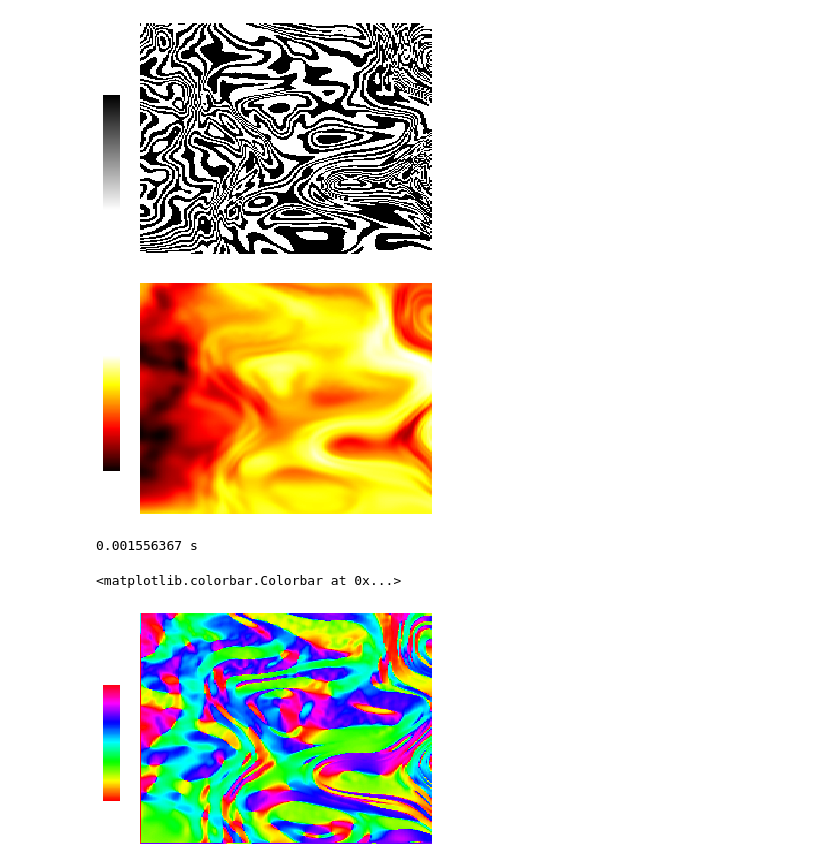
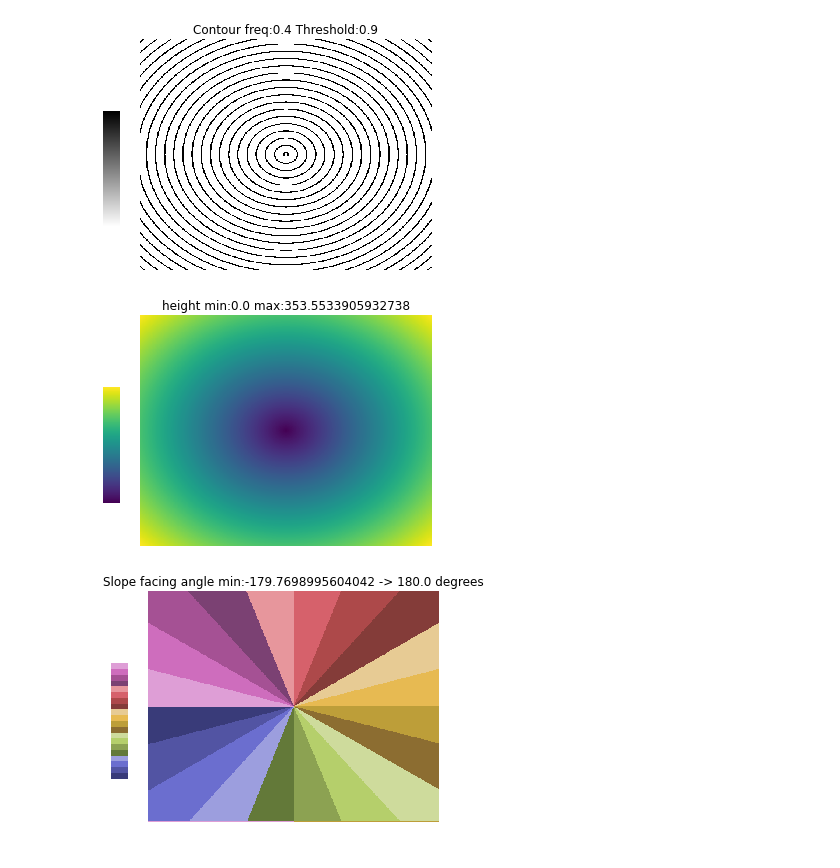
Before and after one commit to kjinks/JinksTerrain, a Jupyter notebook: JinksTerrain_01.ipynb, the cells around one changed output. Cells and saved outputs as stored; diff of their text form; code cells hidden in the pictures.

```diff
--- a/JinksTerrain_01.ipynb
+++ b/JinksTerrain_01.ipynb
@@ -12,6 +13,6 @@ import copy
 # %%
-_MAXX_ = 200
-_MAXY_ = 200
+_MAXX_ = 500
+_MAXY_ = 500
 _GRAV_ = 9.8
 # %%
 Wentworth = Enum('Wentworth', [
@@ -146,6 +147,7 @@ class Sediment():
     def displayDistribution(self):
         plt.subplot()
         plt.axis('off')
+        plt.title("Distribution of " + self.grainType.name)
         plt.pcolormesh(self.activeLayer, cmap='summer')
 
         plt.subplots_adjust(bottom=0.1, right=0.8, top=0.9)
@@ -172,6 +174,8 @@ class Sediment():
     def setActiveLayer(self, x, y, value):
         self.activeLayer[x, y] = value
 
+'''
+### TESTING
 sediment_a = Sediment()
 ##Nothing Created
 
@@ -184,4 +188,5 @@ sediment_c = Sediment(clay)
 print("Sediment value gotten: ", sediment_c.getSediment(1, 2, 3))
 ##Sediment value gotten: |Some Value|
 sediment_c.displayDistribution()
+'''
 # %% [output]
@@ -192,7 +193,0 @@ Sediment value gotten:  0.901575118303299
-# %%
-#initialize sediment layers
-land = {}
-
-for s in Wentworth:
-    newSediment = Sediment(s)
-    land[s.name] = newSediment
@@ -314,2 +390,14 @@ class Terrain():
 # %%
-terrain = Terrain()
+#initialize sediment layers
+sedimentData = {}
+
+for s in Wentworth:
+    newSediment = Sediment(s)
+    sedimentData[s.name] = newSediment
+
+
+terrain = Terrain(sedimentData) #create new terrain object
+
+terrain.generateTestLand() #test terrain with height map as a cone
+
+terrain.sedimentData[Wentworth.Silt_m.name].displayDistribution() #distribution of sediments display demo
@@ -316,40 +413,21 @@ terrain = Terrain()
 # %%
 '''
-Contour map
+Contour map  - with cone test data
 '''
-terrain.displayContour(200, 0.0)
+terrain.displayContour(0.4, 0.9)
 # %% [output]
-[figure, old version]
+[figure, new version]
 # %%
 '''
-Height map
+Height map  - with cone test data
 '''
 terrain.displayHeight()
 # %% [output]
-[figure, old version]
+[figure, new version]
-# %%
-t1 = time.clock_gettime_ns(time.CLOCK_REALTIME)
-
-angleOfSlopeMap = terrain.calcAngleOfSlope()
-
-t2 = time.clock_gettime_ns(time.CLOCK_REALTIME)
-
-print(str((t2 - t1) / 1000000000.0) + " s")
-# %% [output]
-0.001556367 s
 # %%
 '''
-Angle of Slope map
+Angle of Slope map - with cone test data
 '''
-
-plt.subplot()
-plt.axis('off')
-plt.pcolormesh(angleOfSlopeMap, cmap='hsv')
-
-plt.subplots_adjust(bottom=0.1, right=0.8, top=0.9)
-cax = plt.axes((0.04, 0.25, 0.04, 0.4))
-plt.axis('off')
-plt.colorbar(cax=cax)
+terrain.displayAngleOfSlope()
 # %% [output]
-<matplotlib.colorbar.Colorbar at 0x...>
-[figure, old version]
+[figure, new version]
```
Also changed, not shown: parts of 18 cells of this notebook, 1 other file.
